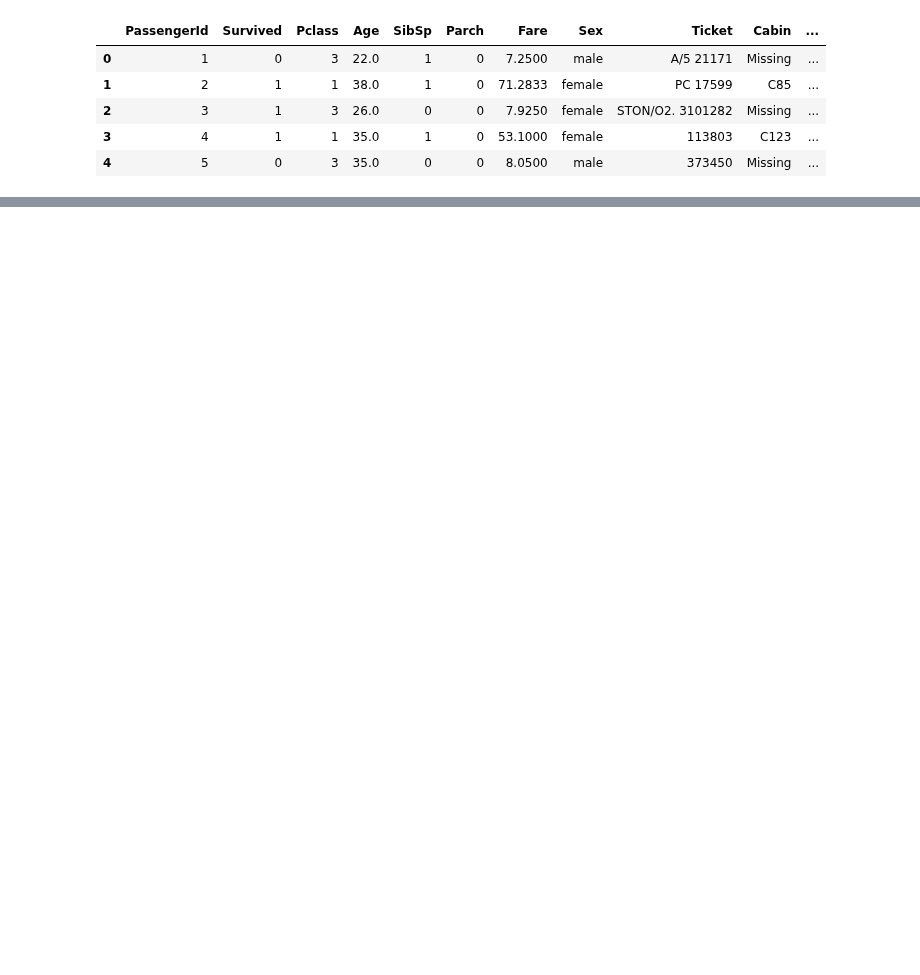
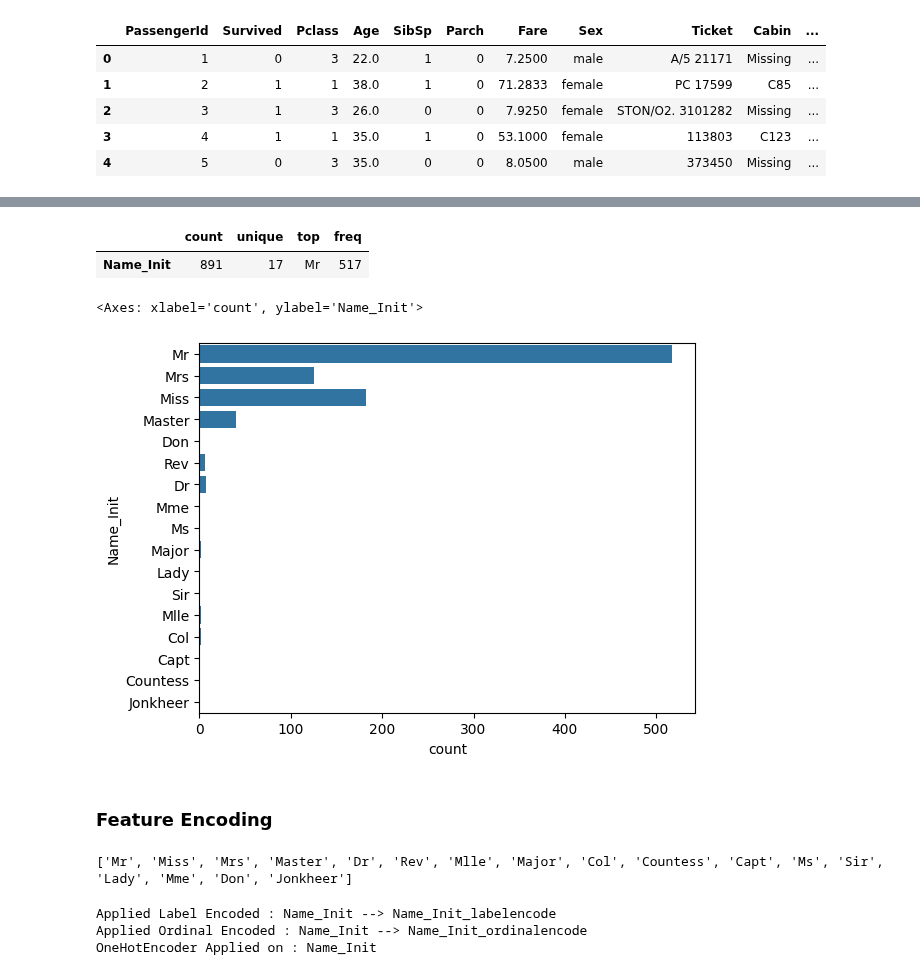
Before and after one commit to Rahul-404/Titanic_Problem_Kaggel, a Jupyter notebook: 3_Feature_Engineering.ipynb, the cells around one changed output, grey strips where cells are left out. Saved outputs shown, nothing was run; the diff lists cells and outputs as text; code cells hidden in the pictures; blank space fills up the shorter version.

```diff
--- a/3_Feature_Engineering.ipynb
+++ b/3_Feature_Engineering.ipynb
@@ -208,0 +311,5 @@ clean_data = data[(data >= lower_bound) & (data <= upper_bound)]
+# %%
+# copying text features
+TEXT_DF = df[TEXT_FEATURES].copy()
+# %%
+encode_text = DataEncoding(TEXT_DF)
@@ -208,0 +340,6 @@ clean_data = data[(data >= lower_bound) & (data <= upper_bound)]
+# %%
+# number of letters in name
+encode_text.df["Name_Words"] = TEXT_DF["Name"].apply(lambda x: len(x.split()))
+# number of words
+encode_text.df["Name_Length"] = TEXT_DF["Name"].apply(lambda x: len(x))
+# keeping only
@@ -208,0 +361,2 @@ clean_data = data[(data >= lower_bound) & (data <= upper_bound)]
+# %%
+encode_text.df["Name_Init"] = TEXT_DF["Name"].apply(lambda word: list(filter(lambda word: word.endswith('.'), word.split()))[0][:-1])
@@ -208,0 +372,26 @@ clean_data = data[(data >= lower_bound) & (data <= upper_bound)]
+# %%
+encode_text.df[["Name_Init"]].describe().T
+# %% [output]
+|  | count | unique | top | freq |
+| Name_Init | 891 | 17 | Mr | 517 |
+# %%
+sns.countplot(data=encode_text.df, y="Name_Init")
+# %% [output]
+<Axes: xlabel='count', ylabel='Name_Init'>
+[figure, added]
+# %% [markdown]
+### Feature Encoding
+# %%
+# name initials
+name_init = encode_text.df["Name_Init"].value_counts(ascending=False).keys().tolist()
+print(name_init)
+# %% [output]
+['Mr', 'Miss', 'Mrs', 'Master', 'Dr', 'Rev', 'Mlle', 'Major', 'Col', 'Countess', 'Capt', 'Ms', 'Sir', 'Lady', 'Mme', 'Don', 'Jonkheer']
+# %%
+encode_text.lable_encode("Name_Init", "Name_Init_labelencode")
+encode_text.ordinal_encode("Name_Init","Name_Init_ordinalencode", name_init)
+encode_text.onehot_encode("Name_Init","Name_Init")
+# %% [output]
+Applied Label Encoded : Name_Init --> Name_Init_labelencode
+Applied Ordinal Encoded : Name_Init --> Name_Init_ordinalencode
+OneHotEncoder Applied on : Name_Init
```
Also changed, not shown: parts of 104 cells of this notebook.
